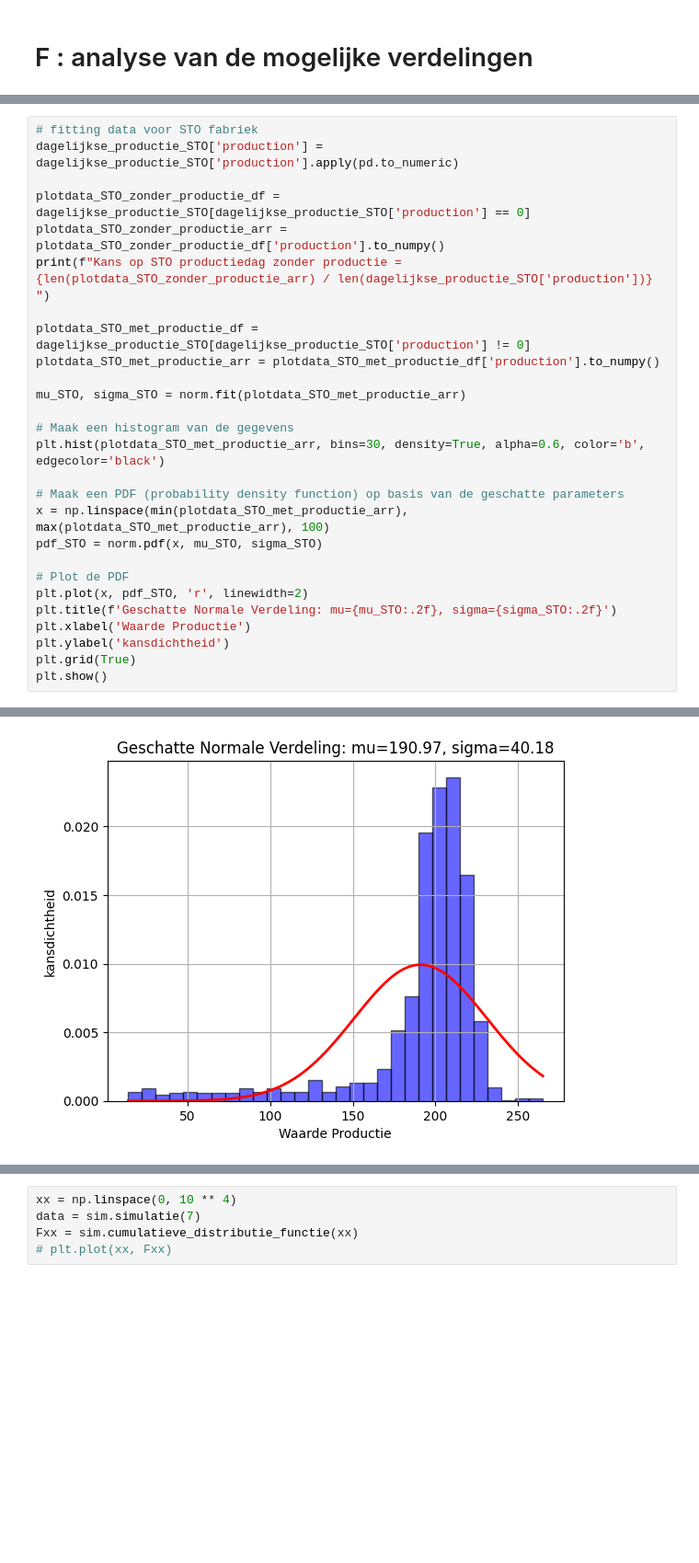
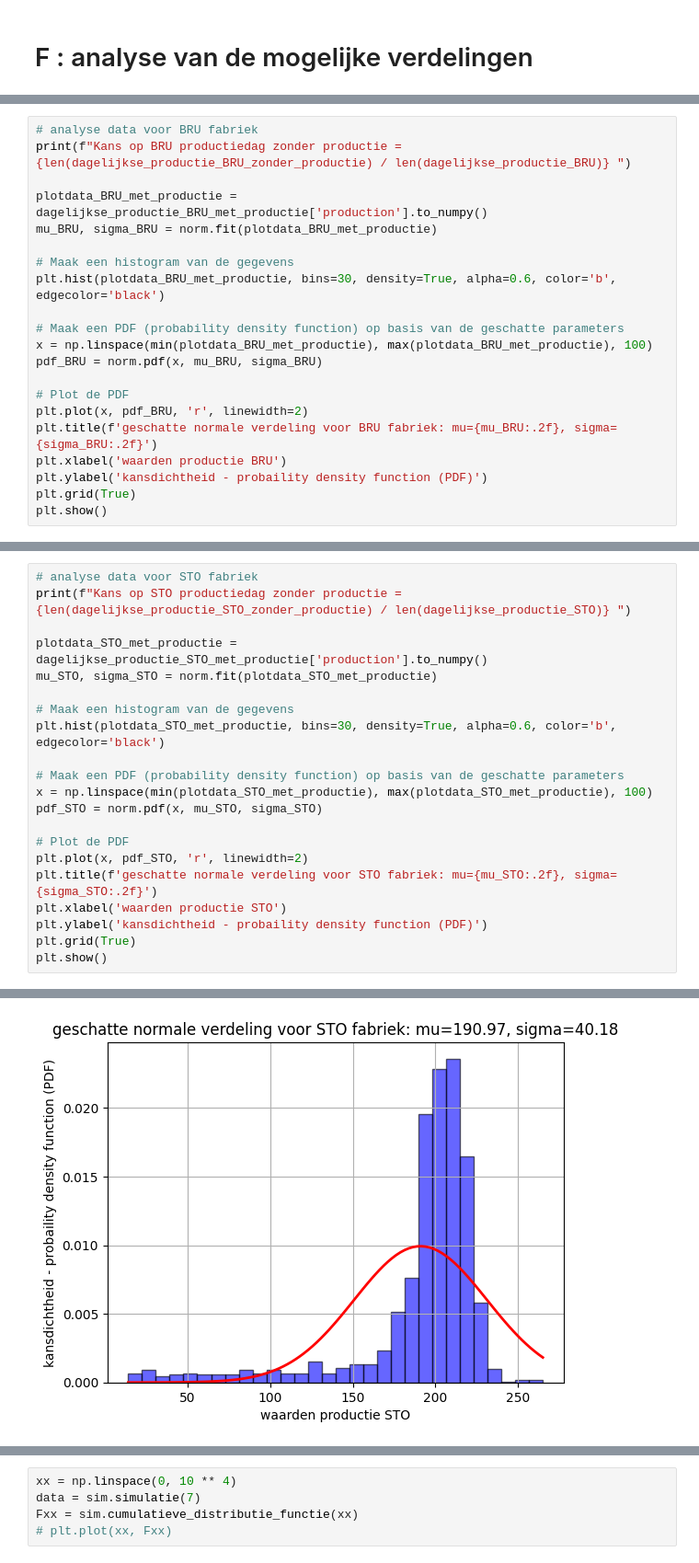
Before and after one commit to timsideanotmine/production, a Jupyter notebook: notebooks/productiemodel.ipynb, the cells around one changed output, grey strips where cells are left out. Shown at 92% size. Drawn from its saved outputs; the diff is of its cells as text; blank space fills up the shorter version.

Commit message:
Nadenken over PDF (Probability Density Function) en ECDF (Empirical Cumulatieve Distribution Function en hoe simuleren

```diff
--- a/notebooks/productiemodel.ipynb
+++ b/notebooks/productiemodel.ipynb
@@ -251,0 +294,21 @@ Aantal niet-numerieke waarden: 1716
+# %%
+# analyse data voor BRU fabriek
+print(f"Kans op BRU productiedag zonder productie =  {len(dagelijkse_productie_BRU_zonder_productie) / len(dagelijkse_productie_BRU)} ")
+
+plotdata_BRU_met_productie = dagelijkse_productie_BRU_met_productie['production'].to_numpy()
+mu_BRU, sigma_BRU = norm.fit(plotdata_BRU_met_productie)
+
+# Maak een histogram van de gegevens
+plt.hist(plotdata_BRU_met_productie, bins=30, density=True, alpha=0.6, color='b', edgecolor='black')
+
+# Maak een PDF (probability density function) op basis van de geschatte parameters
+x = np.linspace(min(plotdata_BRU_met_productie), max(plotdata_BRU_met_productie), 100)
+pdf_BRU = norm.pdf(x, mu_BRU, sigma_BRU)
+
+# Plot de PDF
+plt.plot(x, pdf_BRU, 'r', linewidth=2)
+plt.title(f'geschatte normale verdeling voor BRU fabriek: mu={mu_BRU:.2f}, sigma={sigma_BRU:.2f}')
+plt.xlabel('waarden productie BRU')
+plt.ylabel('kansdichtheid - probaility density function (PDF)')
+plt.grid(True)
+plt.show()
@@ -252,30 +328,24 @@ Aantal niet-numerieke waarden: 1716
 # %%
-# fitting data voor STO fabriek
-dagelijkse_productie_STO['production'] = dagelijkse_productie_STO['production'].apply(pd.to_numeric)
+# analyse data voor STO fabriek
+print(f"Kans op STO productiedag zonder productie =  {len(dagelijkse_productie_STO_zonder_productie) / len(dagelijkse_productie_STO)} ")
 
-plotdata_STO_zonder_productie_df = dagelijkse_productie_STO[dagelijkse_productie_STO['production'] == 0]
-plotdata_STO_zonder_productie_arr = plotdata_STO_zonder_productie_df['production'].to_numpy()
-print(f"Kans op STO productiedag zonder productie =  {len(plotdata_STO_zonder_productie_arr) / len(dagelijkse_productie_STO['production'])} ")
-
-plotdata_STO_met_productie_df = dagelijkse_productie_STO[dagelijkse_productie_STO['production'] != 0]
-plotdata_STO_met_productie_arr = plotdata_STO_met_productie_df['production'].to_numpy()
-
-mu_STO, sigma_STO = norm.fit(plotdata_STO_met_productie_arr)
+plotdata_STO_met_productie = dagelijkse_productie_STO_met_productie['production'].to_numpy()
+mu_STO, sigma_STO = norm.fit(plotdata_STO_met_productie)
 
 # Maak een histogram van de gegevens
-plt.hist(plotdata_STO_met_productie_arr, bins=30, density=True, alpha=0.6, color='b', edgecolor='black')
+plt.hist(plotdata_STO_met_productie, bins=30, density=True, alpha=0.6, color='b', edgecolor='black')
 
 # Maak een PDF (probability density function) op basis van de geschatte parameters
-x = np.linspace(min(plotdata_STO_met_productie_arr), max(plotdata_STO_met_productie_arr), 100)
+x = np.linspace(min(plotdata_STO_met_productie), max(plotdata_STO_met_productie), 100)
 pdf_STO = norm.pdf(x, mu_STO, sigma_STO)
 
 # Plot de PDF
 plt.plot(x, pdf_STO, 'r', linewidth=2)
-plt.title(f'Geschatte Normale Verdeling: mu={mu_STO:.2f}, sigma={sigma_STO:.2f}')
-plt.xlabel('Waarde Productie')
-plt.ylabel('kansdichtheid')
+plt.title(f'geschatte normale verdeling voor STO fabriek: mu={mu_STO:.2f}, sigma={sigma_STO:.2f}')
+plt.xlabel('waarden productie STO')
+plt.ylabel('kansdichtheid - probaility density function (PDF)')
 plt.grid(True)
 plt.show()
 # %% [output]
 Kans op STO productiedag zonder productie =  0.07342657342657342
-[figure, old version]
+[figure, new version]
```
Also changed, not shown: parts of 44 cells of this notebook, 1 other file.
